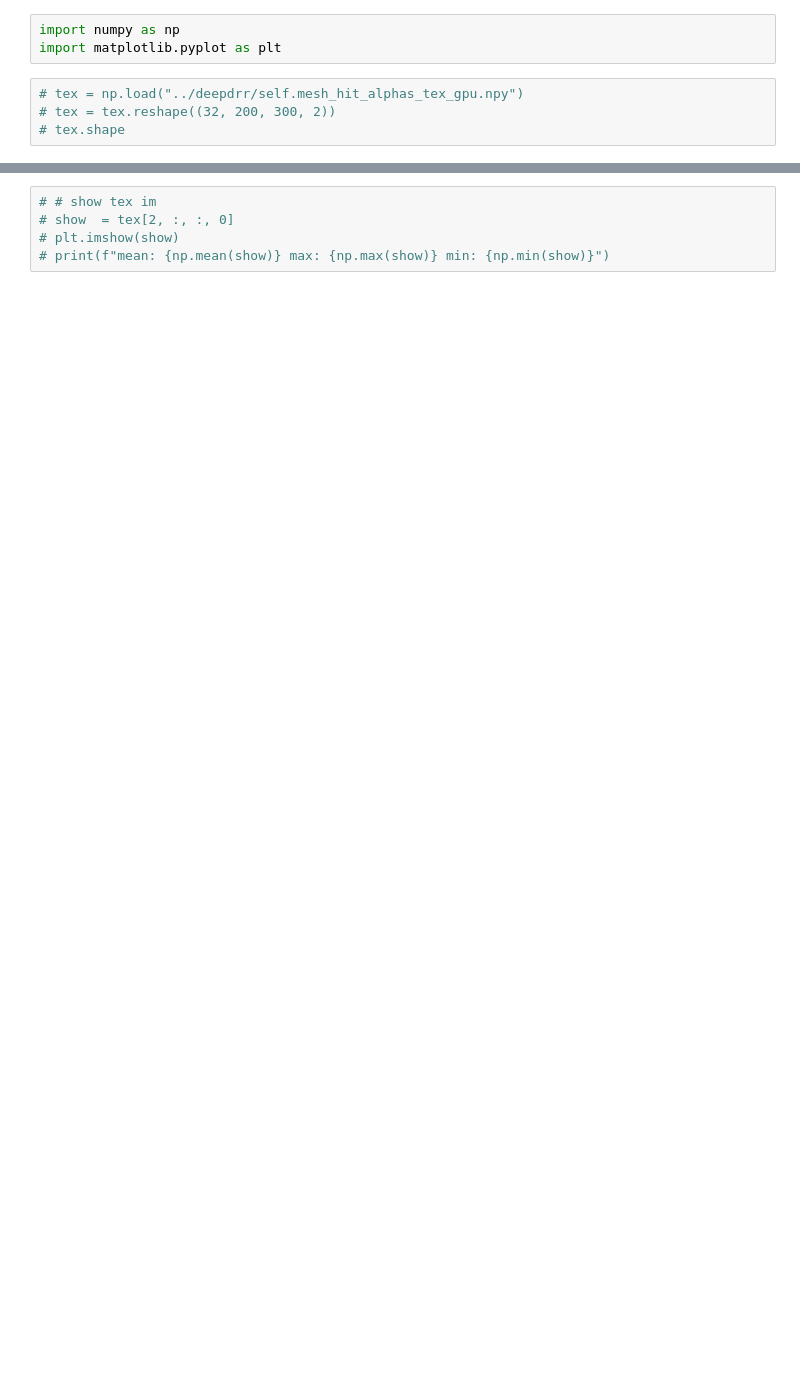
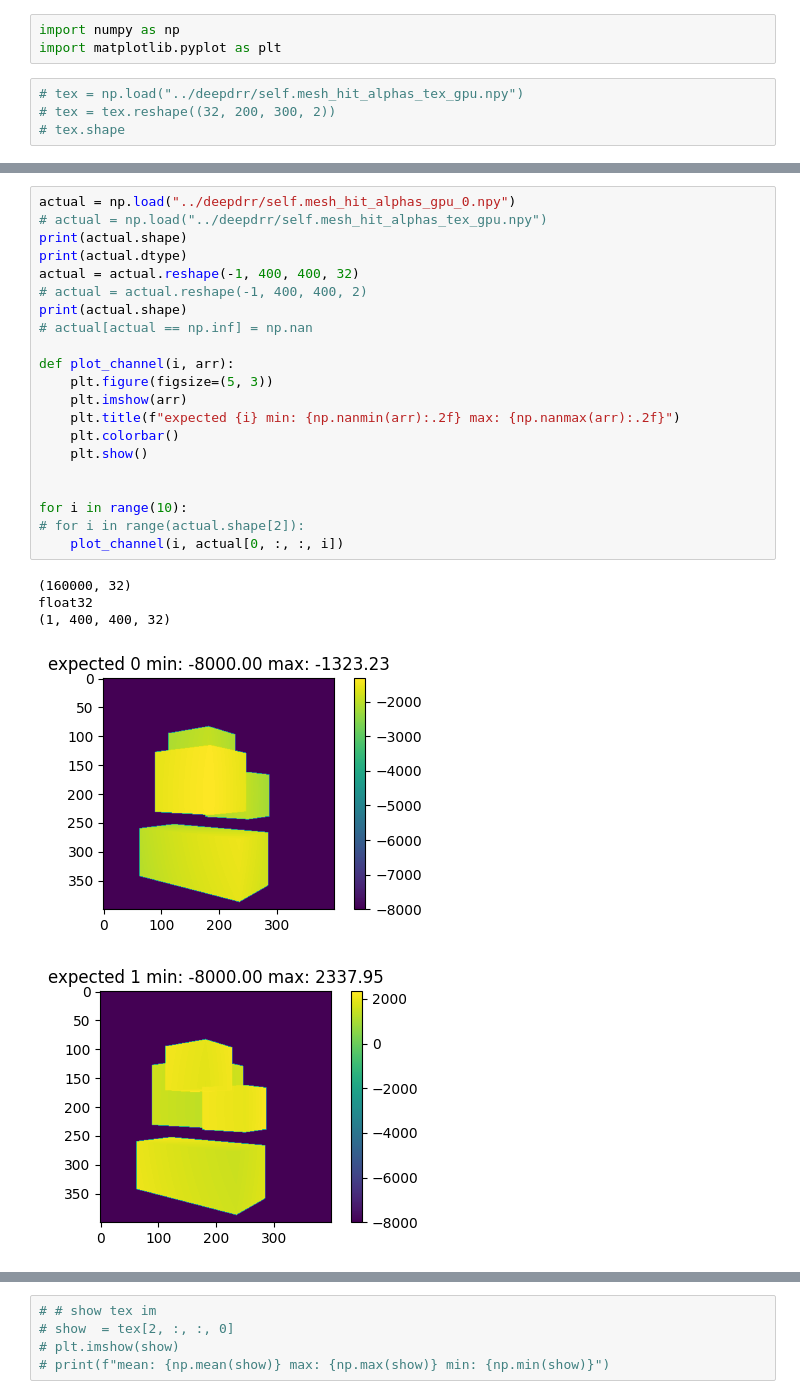
Before and after one commit to PelvisVR/deepdrr, a Jupyter notebook: compare_depth.ipynb, the cells around one changed output, grey strips where cells are left out. Drawn from its saved outputs; the diff is of its cells as text; blank space fills up the shorter version.

Commit message:
Working mesh mesh sub

```diff
--- a/compare_depth.ipynb
+++ b/compare_depth.ipynb
@@ -11,0 +65,27 @@ import matplotlib.pyplot as plt
+# %%
+actual = np.load("../deepdrr/self.mesh_hit_alphas_gpu_0.npy")
+# actual = np.load("../deepdrr/self.mesh_hit_alphas_tex_gpu.npy")
+print(actual.shape)
+print(actual.dtype)
+actual = actual.reshape(-1, 400, 400, 32)
+# actual = actual.reshape(-1, 400, 400, 2)
+print(actual.shape)
+# actual[actual == np.inf] = np.nan
+
+def plot_channel(i, arr):
+    plt.figure(figsize=(5, 3))
+    plt.imshow(arr)
+    plt.title(f"expected {i} min: {np.nanmin(arr):.2f} max: {np.nanmax(arr):.2f}")
+    plt.colorbar()
+    plt.show()
+
+
+for i in range(10):
+# for i in range(actual.shape[2]):
+    plot_channel(i, actual[0, :, :, i])
+# %% [output]
+(160000, 32)
+float32
+(1, 400, 400, 32)
+[figure, added]
+[figure, added]
```
Also changed, not shown: parts of 15 cells of this notebook, 20 other files.
